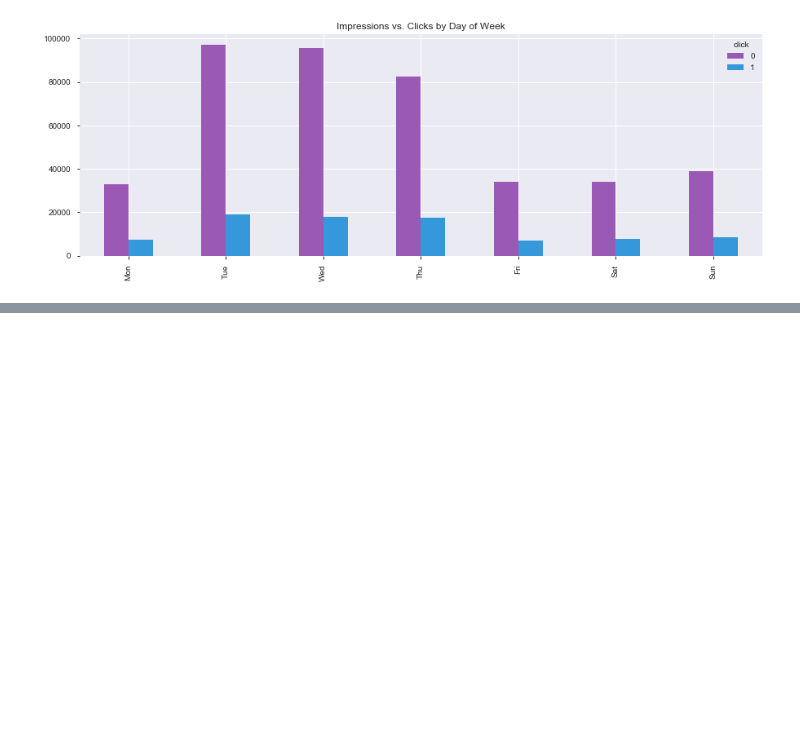
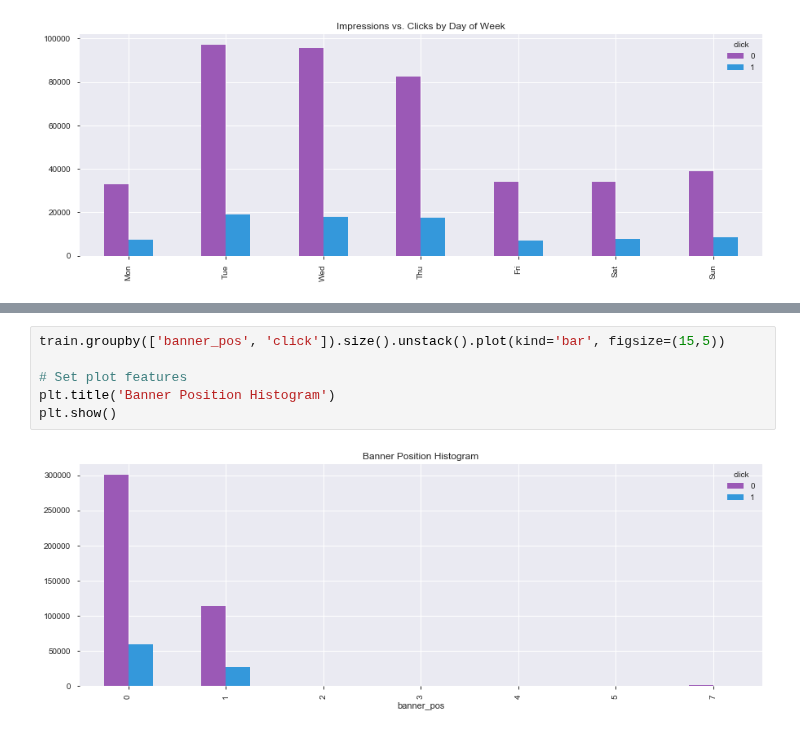
Before and after one commit to davidtnly/MachineLearning, a Jupyter notebook: 37-click-through-rate-prediction.ipynb, the cells around one changed output, grey strips where cells are left out. Cells and saved outputs as stored; diff of their text form; blank space fills up the shorter version.

```diff
--- a/37-click-through-rate-prediction.ipynb
+++ b/37-click-through-rate-prediction.ipynb
@@ -701,0 +841,8 @@ plt.show()
+# %%
+train.groupby(['banner_pos', 'click']).size().unstack().plot(kind='bar', figsize=(15,5))
+
+# Set plot features
+plt.title('Banner Position Histogram')
+plt.show()
+# %% [output]
+[figure, added]
```
Also changed, not shown: parts of 52 cells of this notebook.
